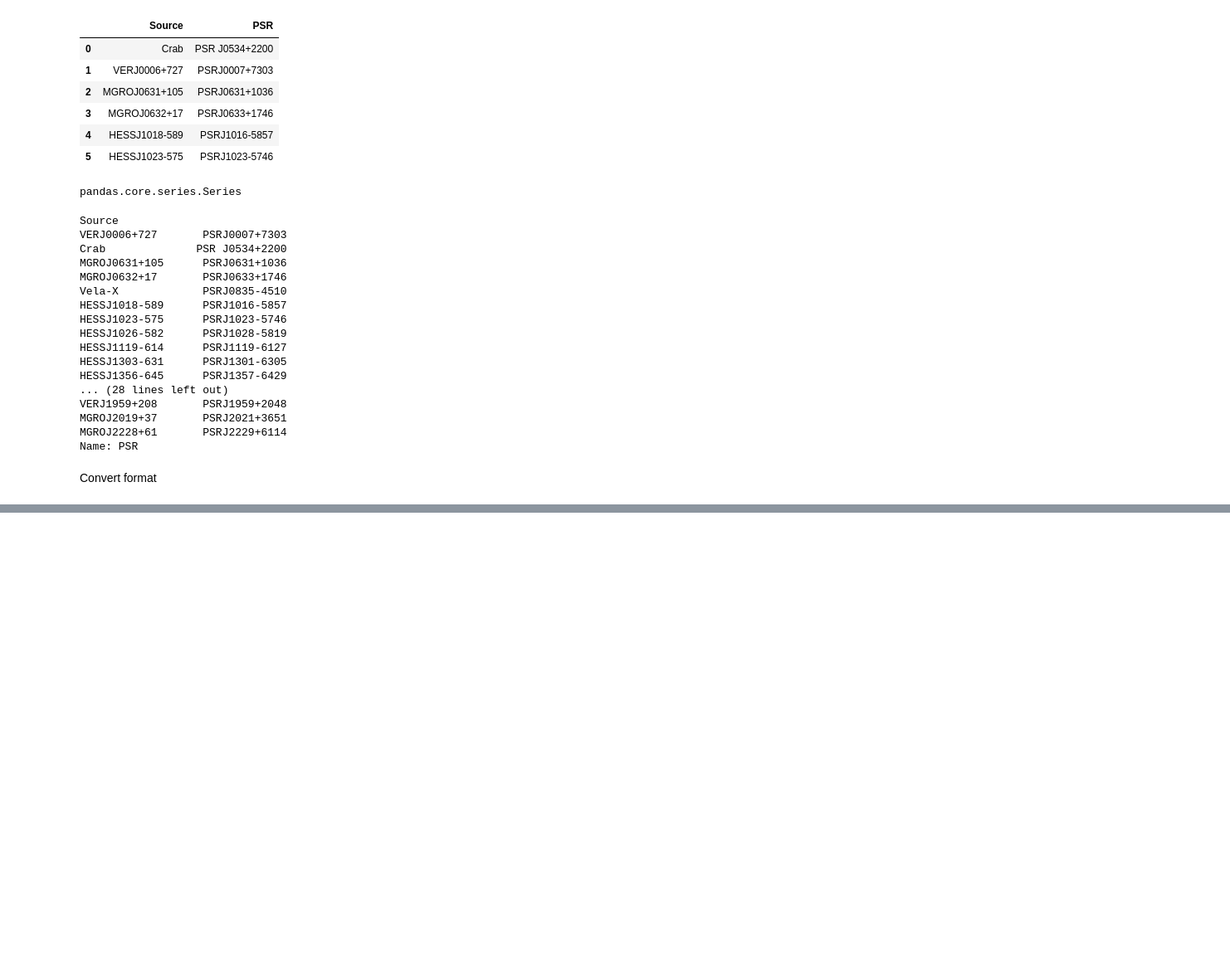
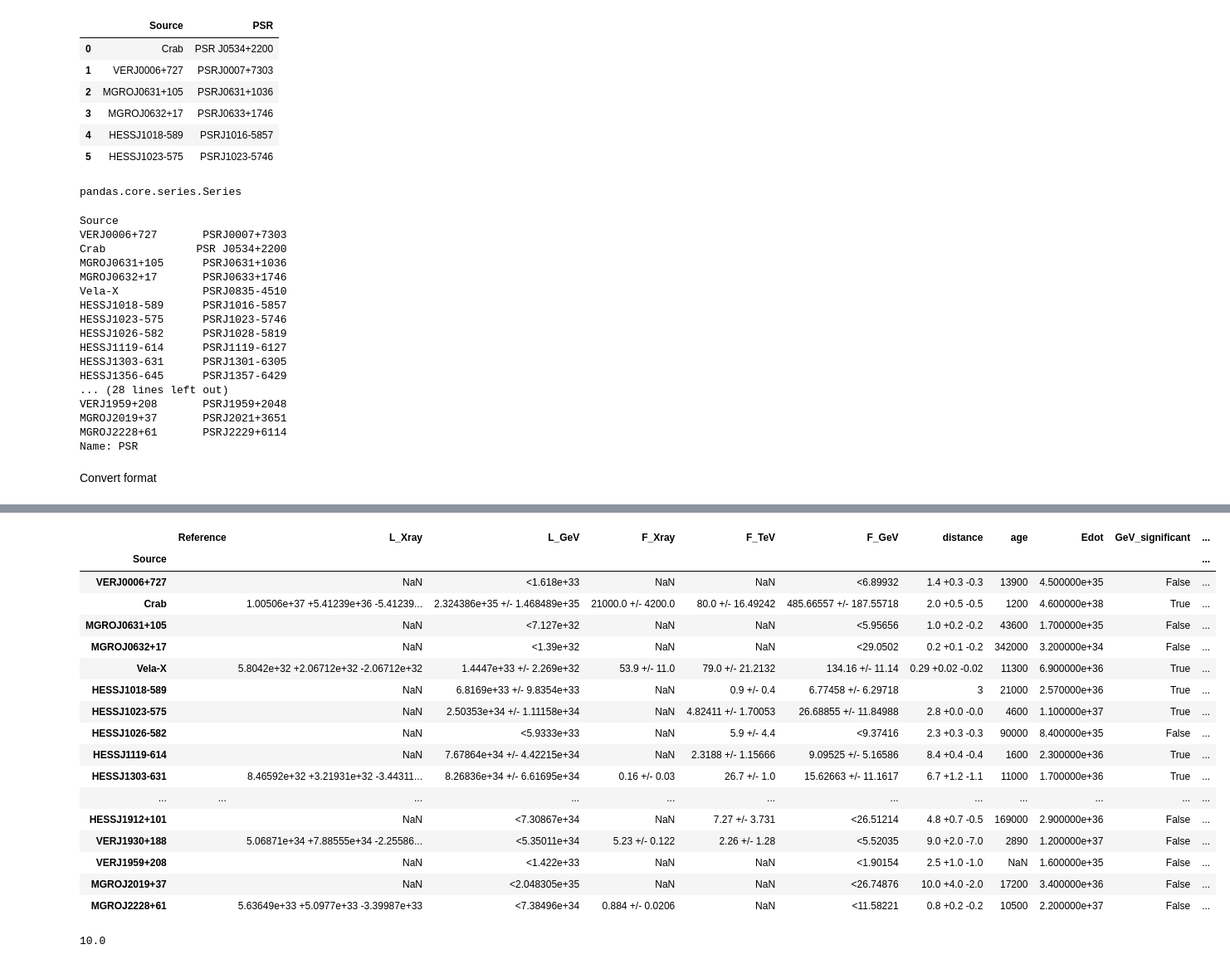
Before and after one commit to joshualande/PhD-Thesis, a Jupyter notebook: chapters/population_study/data/04-10-2013 - PWN Population v3.ipynb, the cells around one changed output, grey strips where cells are left out. Shown at 83% size. Cells and saved outputs as stored; diff of their text form; code cells hidden in the pictures; blank space fills up the shorter version.

```diff
--- a/chapters/population_study/data/04-10-2013 - PWN Population v3.ipynb
+++ b/chapters/population_study/data/04-10-2013 - PWN Population v3.ipynb
@@ -441,0 +515,25 @@ print out
+# %%
+df
+# %% [output]
+|  | Reference | L_Xray | L_GeV | F_Xray | F_TeV | F_GeV | distance | age | Edot | GeV_significant | ... |
+| Source |  |  |  |  |  |  |  |  |  |  | ... |
+| VERJ0006+727 |  | NaN | <1.618e+33 | NaN | NaN | <6.89932 | 1.4 +0.3 -0.3 | 13900 | 4.500000e+35 | False | ... |
+| Crab |  | 1.00506e+37 +5.41239e+36 -5.41239... | 2.324386e+35 +/- 1.468489e+35 | 21000.0 +/- 4200.0 | 80.0 +/- 16.49242 | 485.66557 +/- 187.55718 | 2.0 +0.5 -0.5 | 1200 | 4.600000e+38 | True | ... |
+| MGROJ0631+105 |  | NaN | <7.127e+32 | NaN | NaN | <5.95656 | 1.0 +0.2 -0.2 | 43600 | 1.700000e+35 | False | ... |
+| MGROJ0632+17 |  | NaN | <1.39e+32 | NaN | NaN | <29.0502 | 0.2 +0.1 -0.2 | 342000 | 3.200000e+34 | False | ... |
+| Vela-X |  | 5.8042e+32 +2.06712e+32 -2.06712e+32 | 1.4447e+33 +/- 2.269e+32 | 53.9 +/- 11.0 | 79.0 +/- 21.2132 | 134.16 +/- 11.14 | 0.29 +0.02 -0.02 | 11300 | 6.900000e+36 | True | ... |
+| HESSJ1018-589 |  | NaN | 6.8169e+33 +/- 9.8354e+33 | NaN | 0.9 +/- 0.4 | 6.77458 +/- 6.29718 | 3 | 21000 | 2.570000e+36 | True | ... |
+| HESSJ1023-575 |  | NaN | 2.50353e+34 +/- 1.11158e+34 | NaN | 4.82411 +/- 1.70053 | 26.68855 +/- 11.84988 | 2.8 +0.0 -0.0 | 4600 | 1.100000e+37 | True | ... |
+| HESSJ1026-582 |  | NaN | <5.9333e+33 | NaN | 5.9 +/- 4.4 | <9.37416 | 2.3 +0.3 -0.3 | 90000 | 8.400000e+35 | False | ... |
+| HESSJ1119-614 |  | NaN | 7.67864e+34 +/- 4.42215e+34 | NaN | 2.3188 +/- 1.15666 | 9.09525 +/- 5.16586 | 8.4 +0.4 -0.4 | 1600 | 2.300000e+36 | True | ... |
+| HESSJ1303-631 |  | 8.46592e+32 +3.21931e+32 -3.44311... | 8.26836e+34 +/- 6.61695e+34 | 0.16 +/- 0.03 | 26.7 +/- 1.0 | 15.62663 +/- 11.1617 | 6.7 +1.2 -1.1 | 11000 | 1.700000e+36 | True | ... |
+| ... | ... | ... | ... | ... | ... | ... | ... | ... | ... | ... | ... |
+| HESSJ1912+101 |  | NaN | <7.30867e+34 | NaN | 7.27 +/- 3.731 | <26.51214 | 4.8 +0.7 -0.5 | 169000 | 2.900000e+36 | False | ... |
+| VERJ1930+188 |  | 5.06871e+34 +7.88555e+34 -2.25586... | <5.35011e+34 | 5.23 +/- 0.122 | 2.26 +/- 1.28 | <5.52035 | 9.0 +2.0 -7.0 | 2890 | 1.200000e+37 | False | ... |
+| VERJ1959+208 |  | NaN | <1.422e+33 | NaN | NaN | <1.90154 | 2.5 +1.0 -1.0 | NaN | 1.600000e+35 | False | ... |
+| MGROJ2019+37 |  | NaN | <2.048305e+35 | NaN | NaN | <26.74876 | 10.0 +4.0 -2.0 | 17200 | 3.400000e+36 | False | ... |
+| MGROJ2228+61 |  | 5.63649e+33 +5.0977e+33 -3.39987e+33 | <7.38496e+34 | 0.884 +/- 0.0206 | NaN | <11.58221 | 0.8 +0.2 -0.2 | 10500 | 2.200000e+37 | False | ... |
+# %%
+12/(2.4-1.2)
+# %% [output]
+10.0
```
Also changed, not shown: parts of 14 cells of this notebook, 10 other files.
